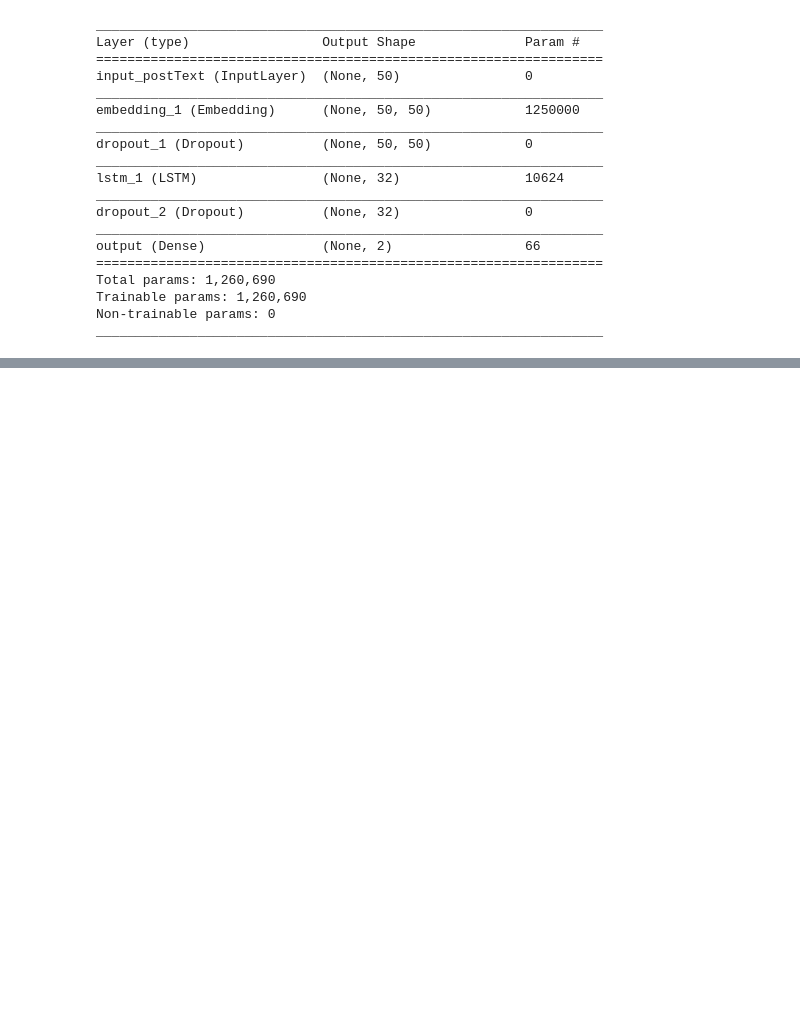
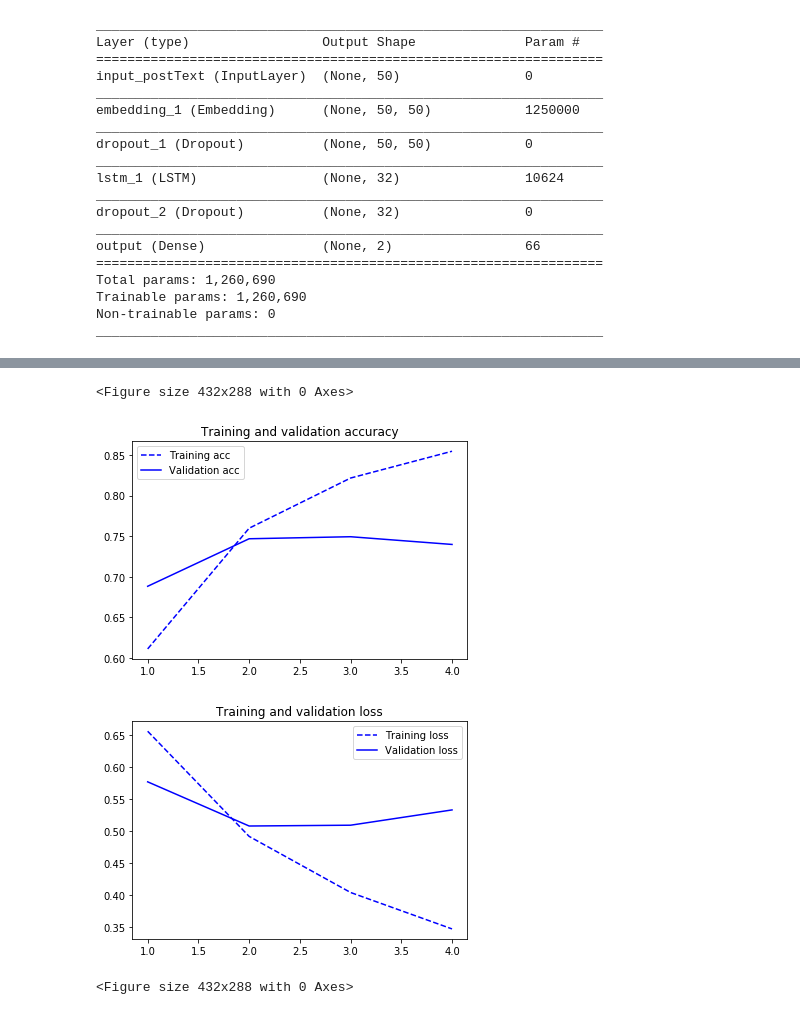
Before and after one commit to swallowtail224/classification_tweet, a Jupyter notebook: RNN_retry/LSTM_mode1_A.ipynb, the cells around one changed output, grey strips where cells are left out. Cells and saved outputs as stored; diff of their text form; code cells hidden in the pictures; blank space fills up the shorter version.

```diff
--- a/RNN_retry/LSTM_mode1_A.ipynb
+++ b/RNN_retry/LSTM_mode1_A.ipynb
@@ -166,7 +166,7 @@ model.compile(optimizer='Adam', loss='categorical_crossentropy',  metrics=['acc'
 model.summary()
 #plot_model(model, show_shapes=True, show_layer_names=True, to_file='model_image/model1.png')
 
-early_stopping = EarlyStopping(patience=0, verbose=1)
+early_stopping = EarlyStopping(patience=1, verbose=1)
 # %% [output]
 _________________________________________________________________
 Layer (type)                 Output Shape              Param #
@@ -189,7 +189,7 @@ Non-trainable params: 0
 _________________________________________________________________
 # %%
 history = model.fit(x_train, y_train,
-                    epochs=100,
+                    epochs=5,
                     batch_size=256,
                     validation_data=(x_val, y_val),
                     callbacks=[early_stopping])
@@ -216,2 +216,32 @@ model.save('Datas/models/model1_dA.h5')
 # %%
 #シード値150 0.7700574856285929, 0.7703967081162668, 0.769495237278837, 0.7698049866774773
+# %%
+%matplotlib inline
+import matplotlib.pyplot as plt
+
+acc = history.history['acc']
+val_acc = history.history['val_acc']
+loss = history.history['loss']
+val_loss = history.history['val_loss']
+epochs = range(1, len(acc) + 1)
+
+plt.plot(epochs, acc, 'b--', label='Training acc')
+plt.plot(epochs, val_acc, 'b', label='Validation acc')
+plt.title('Training and validation accuracy')
+plt.legend()
+#plt.savefig("RNN_tweet/Figs/N_method1/N_acc.png")
+
+plt.figure()
+
+plt.plot(epochs, loss, 'b--', label='Training loss')
+plt.plot(epochs, val_loss, 'b', label='Validation loss')
+plt.title('Training and validation loss')
+plt.legend()
+#plt.savefig("RNN_tweet/Figs/N_method1/N_loss.png")
+
+plt.figure()
+# %% [output]
+<Figure size 432x288 with 0 Axes>
+[figure, added]
+[figure, added]
+<Figure size 432x288 with 0 Axes>
```
Also changed, not shown: parts of 5 cells of this notebook, 1 other file.
